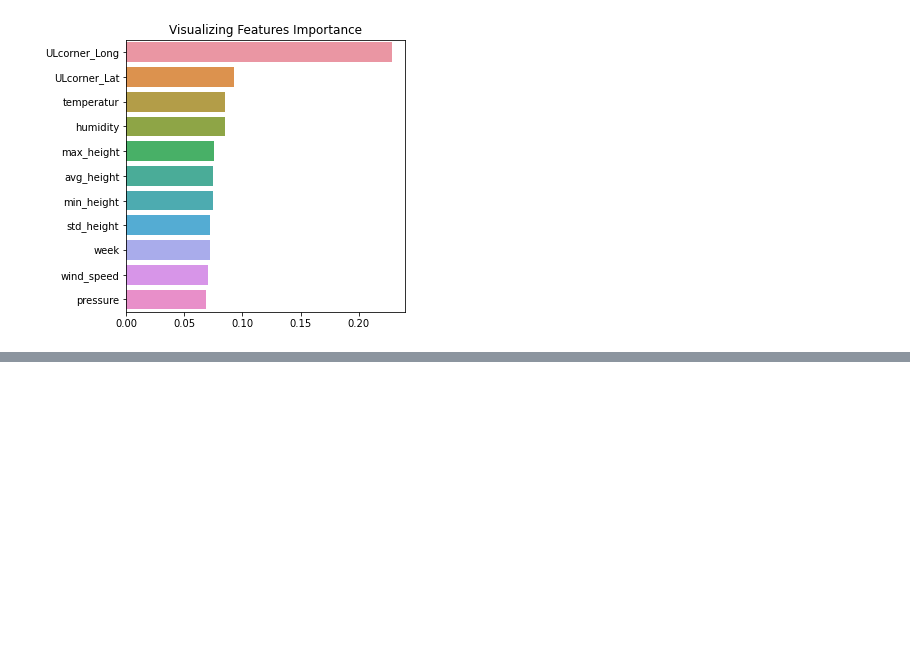
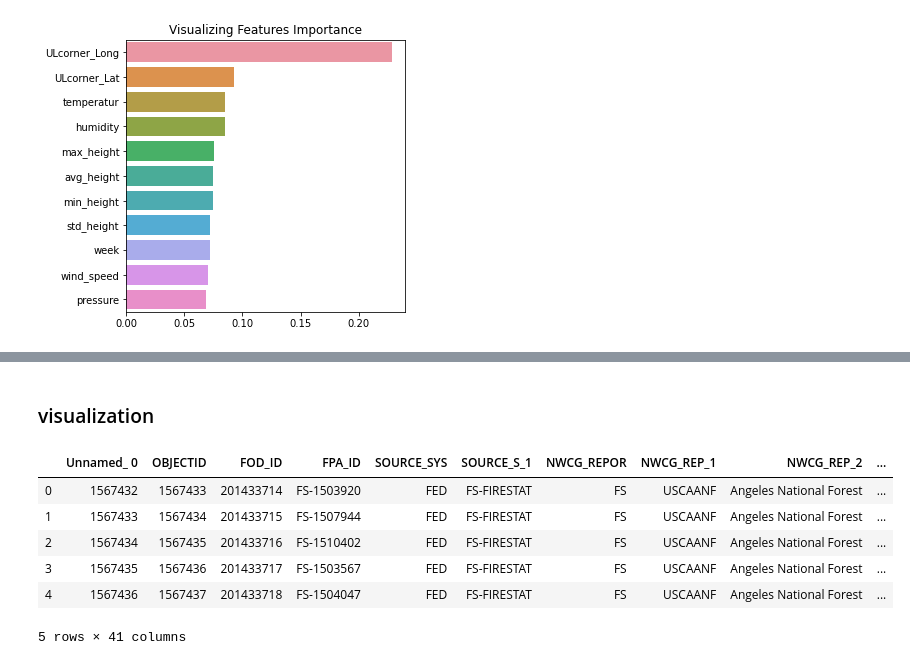
Before and after one commit to noamzimran/Wildfire-prediction, a Jupyter notebook: machine_learning.ipynb, the cells around one changed output, grey strips where cells are left out. Cells and saved outputs as stored; diff of their text form; code cells hidden in the pictures; blank space fills up the shorter version.

Commit message:
visualization

```diff
--- a/machine_learning.ipynb
+++ b/machine_learning.ipynb
@@ -337,0 +364,13 @@ Text(0.5, 1.0, 'Visualizing Features Importance')
+# %% [markdown]
+### visualization
+# %%
+fires = gpd.read_file(r'data/fires_2012-15.shp')
+fires.head()
+# %% [output]
+|  | Unnamed_ 0 | OBJECTID | FOD_ID | FPA_ID | SOURCE_SYS | SOURCE_S_1 | NWCG_REPOR | NWCG_REP_1 | NWCG_REP_2 | ... |
+| 0 | 1567432 | 1567433 | 201433714 | FS-1503920 | FED | FS-FIRESTAT | FS | USCAANF | Angeles National Forest | ... |
+| 1 | 1567433 | 1567434 | 201433715 | FS-1507944 | FED | FS-FIRESTAT | FS | USCAANF | Angeles National Forest | ... |
+| 2 | 1567434 | 1567435 | 201433716 | FS-1510402 | FED | FS-FIRESTAT | FS | USCAANF | Angeles National Forest | ... |
+| 3 | 1567435 | 1567436 | 201433717 | FS-1503567 | FED | FS-FIRESTAT | FS | USCAANF | Angeles National Forest | ... |
+| 4 | 1567436 | 1567437 | 201433718 | FS-1504047 | FED | FS-FIRESTAT | FS | USCAANF | Angeles National Forest | ... |
+5 rows × 41 columns
```
Also changed, not shown: parts of 14 cells of this notebook, 1 other file.
